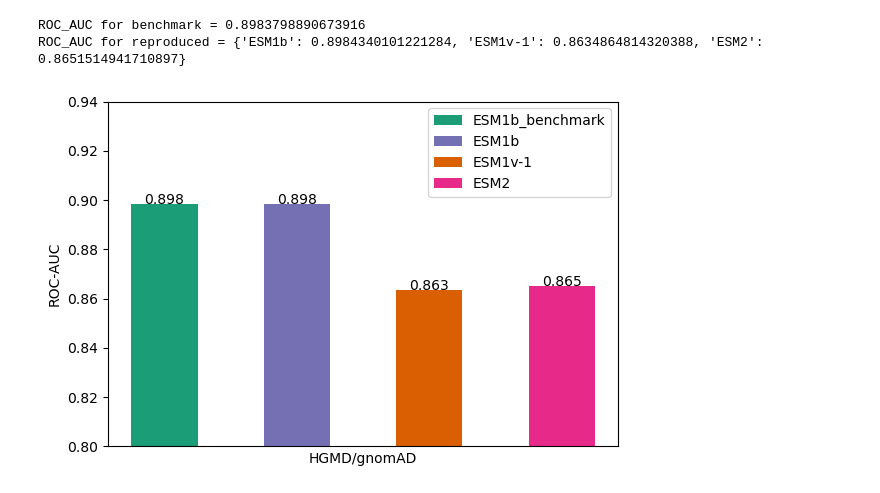
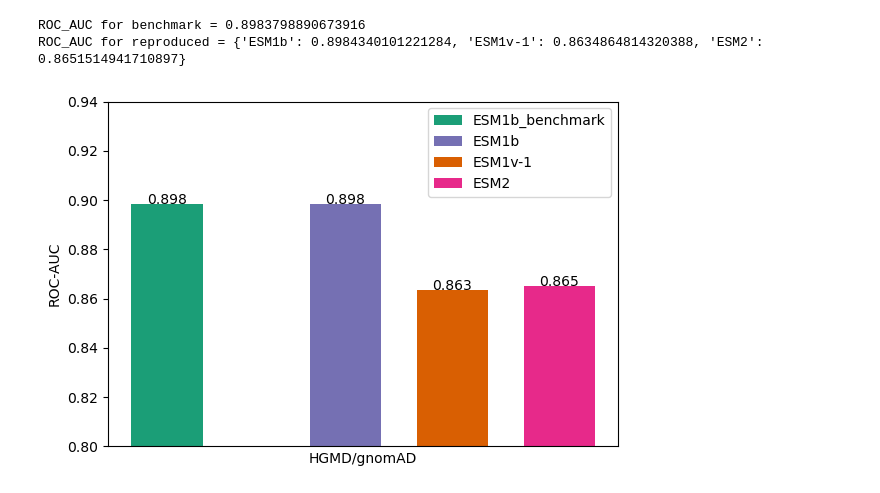
Before and after one commit to zhuohengwang/NYU-Langone, a Jupyter notebook: esm-variants/visualization_benchmark.ipynb, the cells around one changed output. Cells and saved outputs as stored; diff of their text form; code cells hidden in the pictures.

```diff
--- a/esm-variants/visualization_benchmark.ipynb
+++ b/esm-variants/visualization_benchmark.ipynb
@@ -113,26 +113,26 @@ ROC_AUC for reproduced = {'ESM1b': 0.8984340101221284, 'ESM1v-1': 0.863486481432
 # %%
 x_labels = ['ESM1b_benchmark'] + list(reproduced_roc_auc.keys())
 
 bar_width = 0.5
 colors = {'ESM1b_benchmark': '#1b9e77', 'ESM1b': '#7570b3', 'ESM1v-1': '#d95f02', 'ESM2': '#e7298a'}
 
-x = np.arange(len(x_labels))
+x = [1, 2.25, 3, 3.75]
 y = [benchmark_roc_auc] + list(reproduced_roc_auc.values())
 
 fig, ax = plt.subplots(figsize=(6, 4))
 
 for x_val, y_val, x_label, curr_color in zip(x, y, x_labels, colors.values()):
     ax.bar(x_val, y_val, width = bar_width, label = x_label, color = curr_color)
     ax.text(x_val, y_val, f"{y_val:.3f}", ha='center', fontsize=10)
 
 ax.set_xticks([])
 ax.set_xlabel('HGMD/gnomAD')
 ax.set_ylabel("ROC-AUC")
 ax.set_ylim(0.80, 0.94)
 ax.legend(loc='upper right')
 
 plt.tight_layout()
 plt.savefig(r'./uniprot_dataset/roc_auc_score_bar.jpg')
 plt.show()
 # %% [output]
-[figure, old version]
+[figure, new version]
```
Also changed, not shown: parts of 2 cells of this notebook, 11 other files.
